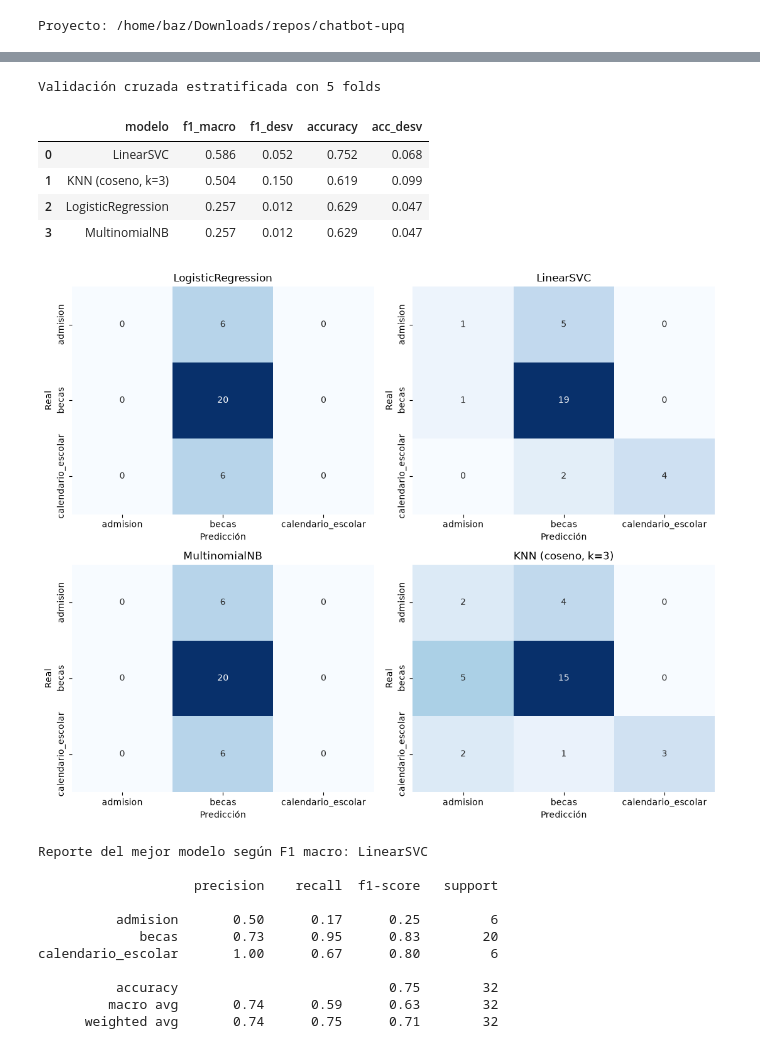
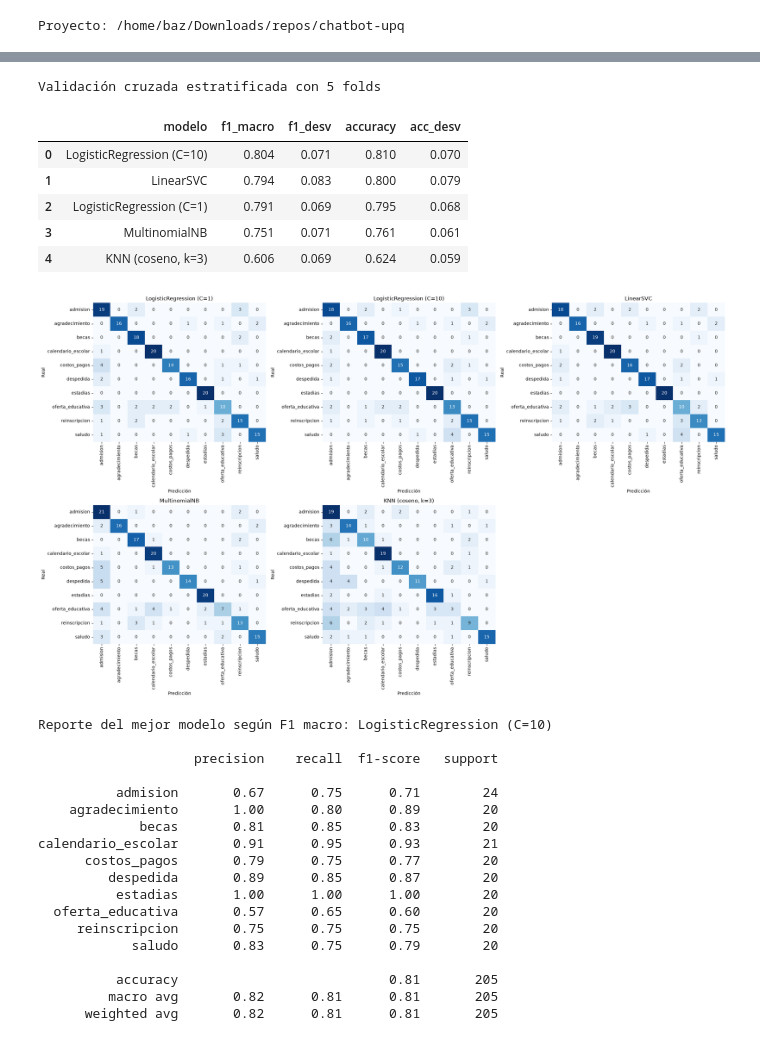
Before and after one commit to who-is-baz/chatbot-upq, a Jupyter notebook: notebooks/ciclo_de_vida_modelo.ipynb, the cells around one changed output, grey strips where cells are left out. Cells and saved outputs as stored; diff of their text form; code cells hidden in the pictures.

Commit message:
[Update] Reejecuta la comparativa con el corpus real y agrega LogisticRegression con C=10

```diff
--- a/notebooks/ciclo_de_vida_modelo.ipynb
+++ b/notebooks/ciclo_de_vida_modelo.ipynb
@@ -74,7 +81,8 @@ def tfidf():
 
 
 modelos = {
-    "LogisticRegression": LogisticRegression(max_iter=1000, random_state=42),
+    "LogisticRegression (C=1)": LogisticRegression(max_iter=1000, random_state=42),
+    "LogisticRegression (C=10)": LogisticRegression(C=10, max_iter=1000, random_state=42),
     "LinearSVC": LinearSVC(random_state=42),
     "MultinomialNB": MultinomialNB(),
     "KNN (coseno, k=3)": KNeighborsClassifier(n_neighbors=3, metric="cosine"),
@@ -97,45 +105,55 @@ resultados.round(3)
 # %% [output]
 Validación cruzada estratificada con 5 folds
 |  | modelo | f1_macro | f1_desv | accuracy | acc_desv |
-| 0 | LinearSVC | 0.586 | 0.052 | 0.752 | 0.068 |
-| 1 | KNN (coseno, k=3) | 0.504 | 0.150 | 0.619 | 0.099 |
-| 2 | LogisticRegression | 0.257 | 0.012 | 0.629 | 0.047 |
-| 3 | MultinomialNB | 0.257 | 0.012 | 0.629 | 0.047 |
+| 0 | LogisticRegression (C=10) | 0.804 | 0.071 | 0.810 | 0.070 |
+| 1 | LinearSVC | 0.794 | 0.083 | 0.800 | 0.079 |
+| 2 | LogisticRegression (C=1) | 0.791 | 0.069 | 0.795 | 0.068 |
+| 3 | MultinomialNB | 0.751 | 0.071 | 0.761 | 0.061 |
+| 4 | KNN (coseno, k=3) | 0.606 | 0.069 | 0.624 | 0.059 |
 # %%
 orden = sorted(y.unique())
 predicciones = {}
 
-fig, ejes = plt.subplots(2, 2, figsize=(11, 9))
+fig, ejes = plt.subplots(2, 3, figsize=(22, 13))
 for eje, (nombre, pipe) in zip(ejes.ravel(), pipelines.items()):
     pred = cross_val_predict(pipe, X, y, cv=folds)
     predicciones[nombre] = pred
     cm = confusion_matrix(y, pred, labels=orden)
     sns.heatmap(cm, annot=True, fmt="d", cmap="Blues", cbar=False,
                 xticklabels=orden, yticklabels=orden, ax=eje)
     eje.set_title(nombre)
     eje.set_xlabel("Predicción")
     eje.set_ylabel("Real")
+for eje in ejes.ravel()[len(pipelines):]:
+    eje.axis("off")
 
 plt.tight_layout()
 plt.show()
 # %% [output]
-[figure, old version]
+[figure, new version]
 # %%
 mejor = resultados.loc[0, "modelo"]
 print(f"Reporte del mejor modelo según F1 macro: {mejor}\n")
 print(classification_report(y, predicciones[mejor], zero_division=0))
 # %% [output]
-Reporte del mejor modelo según F1 macro: LinearSVC
+Reporte del mejor modelo según F1 macro: LogisticRegression (C=10)
 
                     precision    recall  f1-score   support
 
-          admision       0.50      0.17      0.25         6
-             becas       0.73      0.95      0.83        20
-calendario_escolar       1.00      0.67      0.80         6
+          admision       0.67      0.75      0.71        24
+    agradecimiento       1.00      0.80      0.89        20
+             becas       0.81      0.85      0.83        20
+calendario_escolar       0.91      0.95      0.93        21
+      costos_pagos       0.79      0.75      0.77        20
+         despedida       0.89      0.85      0.87        20
+          estadias       1.00      1.00      1.00        20
+  oferta_educativa       0.57      0.65      0.60        20
+     reinscripcion       0.75      0.75      0.75        20
+            saludo       0.83      0.75      0.79        20
 
-          accuracy                           0.75        32
-         macro avg       0.74      0.59      0.63        32
-      weighted avg       0.74      0.75      0.71        32
+          accuracy                           0.81       205
+         macro avg       0.82      0.81      0.81       205
+      weighted avg       0.82      0.81      0.81       205
 # %%
 errores = corpus.assign(prediccion=predicciones[mejor])
 errores = errores[errores["intencion"] != errores["prediccion"]]
```
Also changed, not shown: parts of 4 cells of this notebook.
